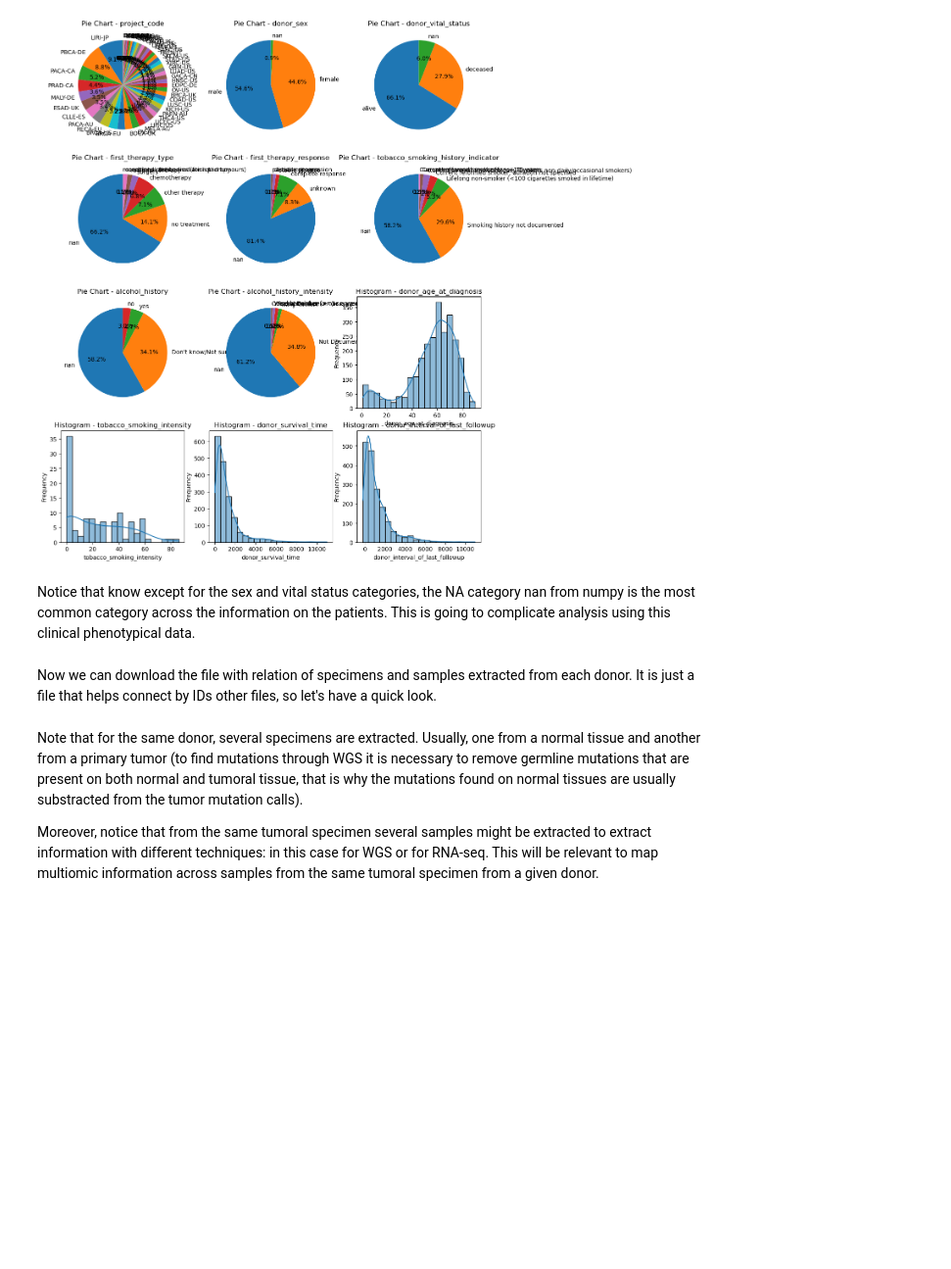
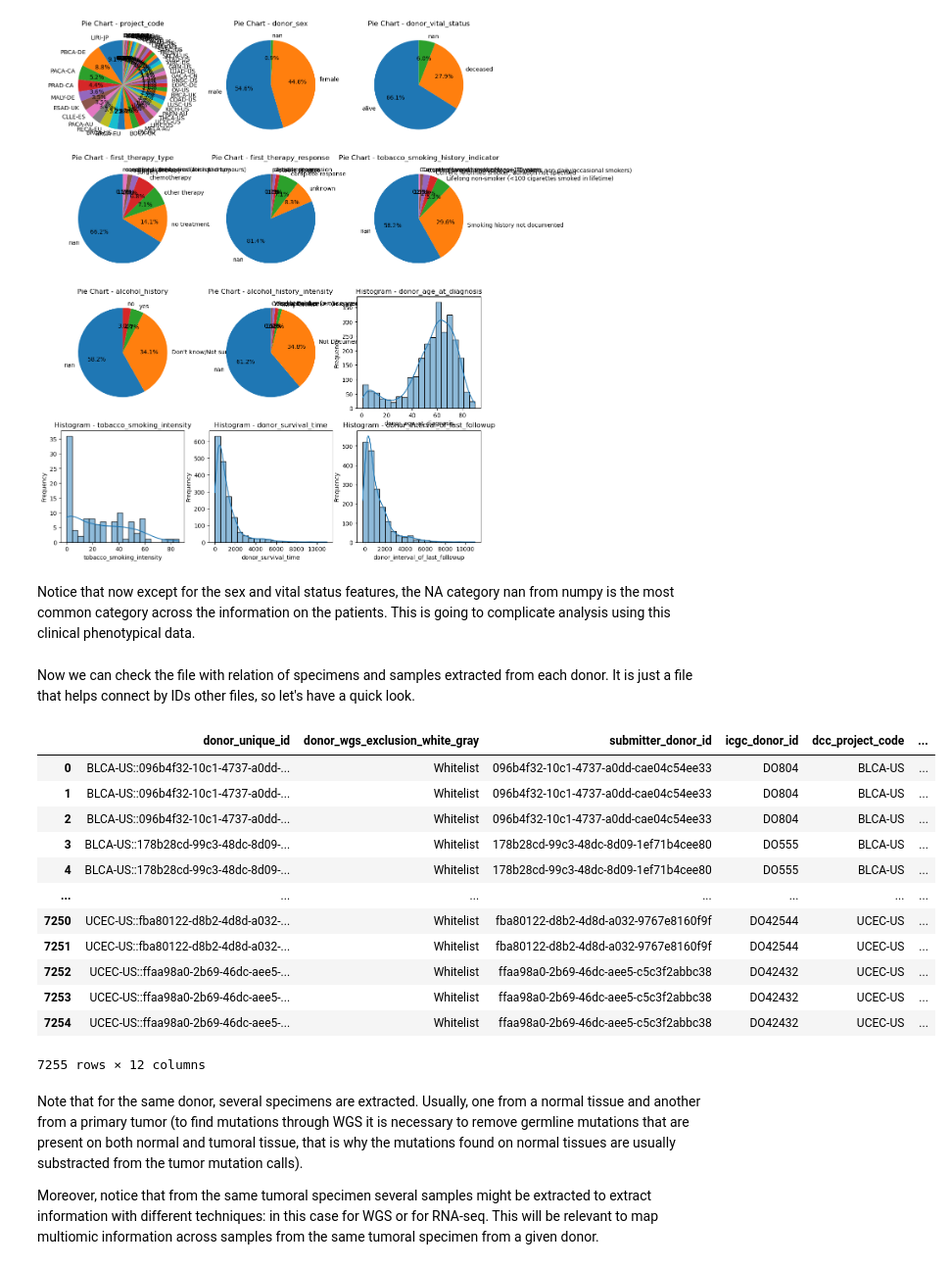
Before and after one commit to mirodriguezgal/MSc_Omics_Uvic_MachineLearning, a Jupyter notebook: 1_Introduction_to_Machine_Learning.ipynb, the cells around one changed output. Shown at 98% size. Saved outputs shown, nothing was run; the diff lists cells and outputs as text; code cells hidden in the pictures; blank space fills up the shorter version.

Commit message:
Update due to ICGC closure

```diff
--- a/1_Introduction_to_Machine_Learning.ipynb
+++ b/1_Introduction_to_Machine_Learning.ipynb
@@ -352,4 +356,4 @@ plt.show()
 # %% [output]
 [figure]
 # %% [markdown]
-Notice that know except for the sex and vital status categories, the NA category nan from numpy is the most common category across the information on the patients. This is going to complicate analysis using this clinical phenotypical data.
+Notice that now except for the sex and vital status features, the NA category nan from numpy is the most common category across the information on the patients. This is going to complicate analysis using this clinical phenotypical data.
@@ -359,10 +360,24 @@ clinical_df.to_csv(path.join('data', 'clinical_df.tsv'), sep='\t', index=False)
 # %% [markdown]
-Now we can download the file with relation of specimens and samples extracted from each donor. It is just a file that helps connect by IDs other files, so let's have a quick look.
+Now we can check the file with relation of specimens and samples extracted from each donor. It is just a file that helps connect by IDs other files, so let's have a quick look.
 # %%
 ## It is a tabular separated file, so we read with the read_csv function specifying the tabulator \t as the separator character
 ## Moreover, we indicate that the file has a header that should be inferred as the column names.
-sample_df = pd.read_csv('https://dcc.icgc.org/api/v1/download?fn=/PCAWG/donors_and_biospecimens/pcawg_sample_sheet.tsv', sep='\t', header='infer')
+sample_df = pd.read_csv('data/pcawg_sample_sheet.tsv', sep='\t', header='infer')
 sample_df
+# %% [output]
+|  | donor_unique_id | donor_wgs_exclusion_white_gray | submitter_donor_id | icgc_donor_id | dcc_project_code | ... |
+| 0 | BLCA-US::096b4f32-10c1-4737-a0dd-... | Whitelist | 096b4f32-10c1-4737-a0dd-cae04c54ee33 | DO804 | BLCA-US | ... |
+| 1 | BLCA-US::096b4f32-10c1-4737-a0dd-... | Whitelist | 096b4f32-10c1-4737-a0dd-cae04c54ee33 | DO804 | BLCA-US | ... |
+| 2 | BLCA-US::096b4f32-10c1-4737-a0dd-... | Whitelist | 096b4f32-10c1-4737-a0dd-cae04c54ee33 | DO804 | BLCA-US | ... |
+| 3 | BLCA-US::178b28cd-99c3-48dc-8d09-... | Whitelist | 178b28cd-99c3-48dc-8d09-1ef71b4cee80 | DO555 | BLCA-US | ... |
+| 4 | BLCA-US::178b28cd-99c3-48dc-8d09-... | Whitelist | 178b28cd-99c3-48dc-8d09-1ef71b4cee80 | DO555 | BLCA-US | ... |
+| ... | ... | ... | ... | ... | ... | ... |
+| 7250 | UCEC-US::fba80122-d8b2-4d8d-a032-... | Whitelist | fba80122-d8b2-4d8d-a032-9767e8160f9f | DO42544 | UCEC-US | ... |
+| 7251 | UCEC-US::fba80122-d8b2-4d8d-a032-... | Whitelist | fba80122-d8b2-4d8d-a032-9767e8160f9f | DO42544 | UCEC-US | ... |
+| 7252 | UCEC-US::ffaa98a0-2b69-46dc-aee5-... | Whitelist | ffaa98a0-2b69-46dc-aee5-c5c3f2abbc38 | DO42432 | UCEC-US | ... |
+| 7253 | UCEC-US::ffaa98a0-2b69-46dc-aee5-... | Whitelist | ffaa98a0-2b69-46dc-aee5-c5c3f2abbc38 | DO42432 | UCEC-US | ... |
+| 7254 | UCEC-US::ffaa98a0-2b69-46dc-aee5-... | Whitelist | ffaa98a0-2b69-46dc-aee5-c5c3f2abbc38 | DO42432 | UCEC-US | ... |
+7255 rows × 12 columns
 # %% [markdown]
 Note that for the same donor, several specimens are extracted. Usually, one from a normal tissue and another from a primary tumor (to find mutations through WGS it is necessary to remove germline mutations that are present on both normal and tumoral tissue, that is why the mutations found on normal tissues are usually substracted from the tumor mutation calls).
 
```
Also changed, not shown: parts of 9 cells of this notebook, 7 other files.
